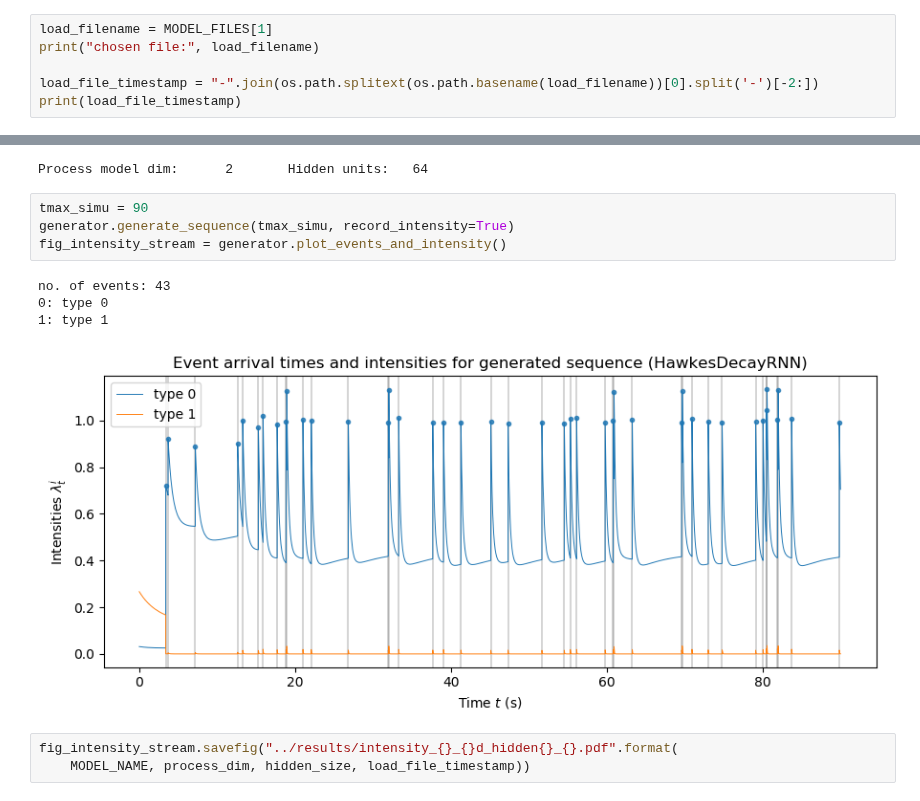
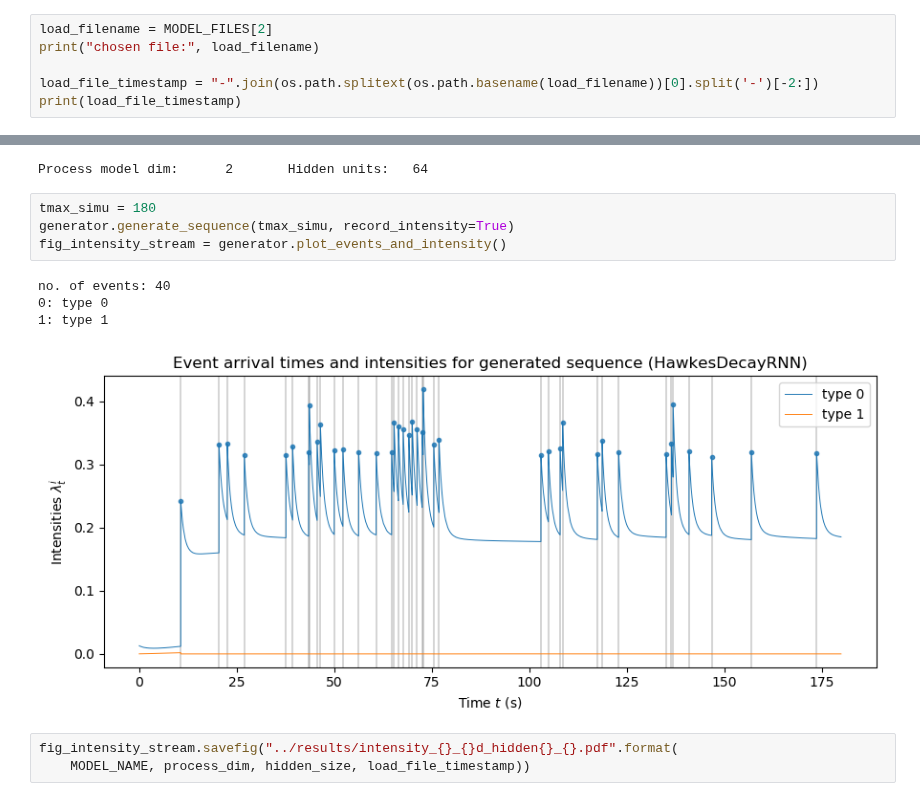
Before and after one commit to Deeptradingfx/point-process-nets, a Jupyter notebook: notebooks/decayrnn.ipynb, the cells around one changed output, grey strips where cells are left out. Cells and saved outputs as stored; diff of their text form.

```diff
--- a/notebooks/decayrnn.ipynb
+++ b/notebooks/decayrnn.ipynb
@@ -231,5 +282,5 @@ for p in MODEL_FILES:
 # %%
-load_filename = MODEL_FILES[1]
+load_filename = MODEL_FILES[2]
 print("chosen file:", load_filename)
 
 load_file_timestamp = "-".join(os.path.splitext(os.path.basename(load_filename))[0].split('-')[-2:])
@@ -292,14 +343,14 @@ generator = HawkesRNNGen(model, record_intensity=False)
 # %% [output]
 Process model dim:      2       Hidden units:   64
 # %%
-tmax_simu = 90
+tmax_simu = 180
 generator.generate_sequence(tmax_simu, record_intensity=True)
 fig_intensity_stream = generator.plot_events_and_intensity()
 # %% [output]
-no. of events: 43
+no. of events: 40
 0: type 0
 1: type 1
-[figure, old version]
+[figure, new version]
 # %%
 fig_intensity_stream.savefig("../results/intensity_{}_{}d_hidden{}_{}.pdf".format(
     MODEL_NAME, process_dim, hidden_size, load_file_timestamp))
```
Also changed, not shown: parts of 23 cells of this notebook, 18 other files.
